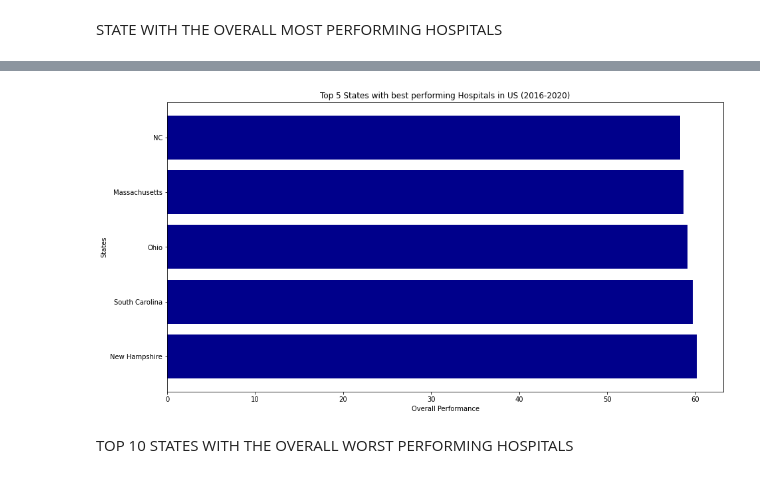
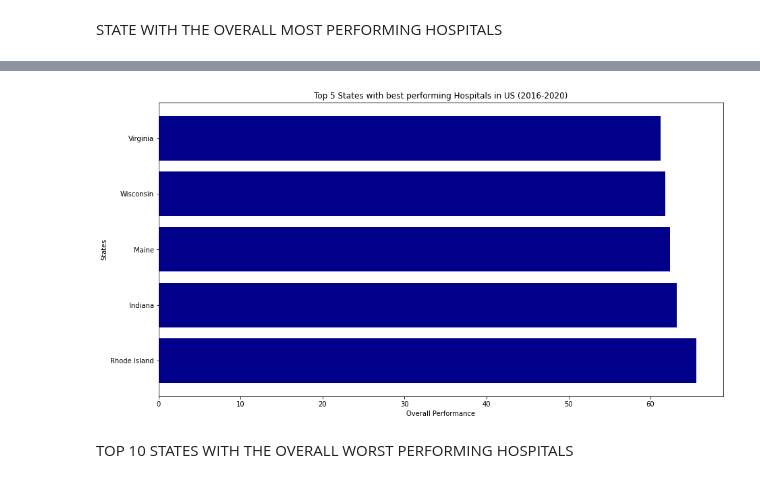
Before and after one commit to Heartz00/TEAM-JUPYTER, a Jupyter notebook: Analyzed_dataset.ipynb, the cells around one changed output, grey strips where cells are left out. Saved outputs shown, nothing was run; the diff lists cells and outputs as text; code cells hidden in the pictures.

```diff
--- a/Analyzed_dataset.ipynb
+++ b/Analyzed_dataset.ipynb
@@ -600,17 +600,17 @@ top10_state
 # %%
 import matplotlib.pyplot as plt
 fig = plt.figure(figsize = (15, 8))
 
 # creating the bar plot
-plt.barh((top10_state['State'].tail(5)), (top10_state['Overall performance'].tail(5)), color ='darkBlue')
+plt.barh((top10_state['State'].head(5)), (top10_state['Overall performance'].head(5)), color ='darkBlue')
 
 plt.ylabel("States")
 
 plt.xlabel("Overall Performance")
 plt.title("Top 5 States with best performing Hospitals in US (2016-2020)")
 plt.show()
 # %% [output]
-[figure, old version]
+[figure, new version]
 # %% [markdown]
 TOP 10 STATES WITH THE OVERALL WORST PERFORMING HOSPITALS
 # %%
```
Also changed, not shown: parts of 6 cells of this notebook.
